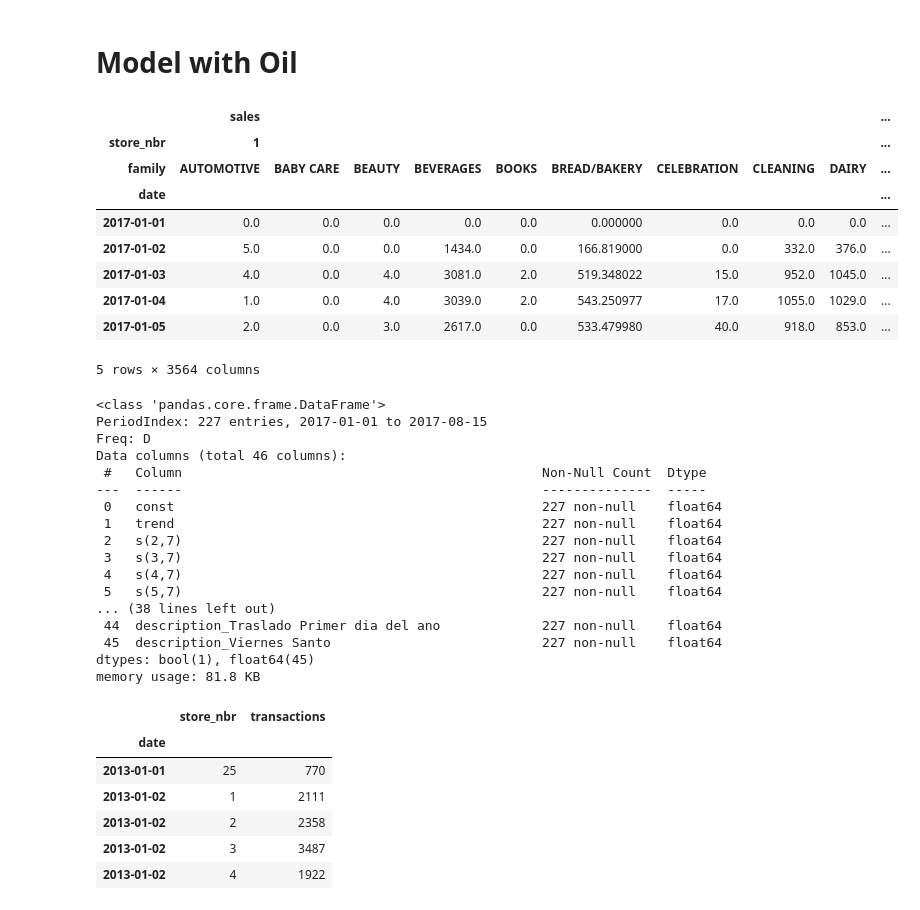
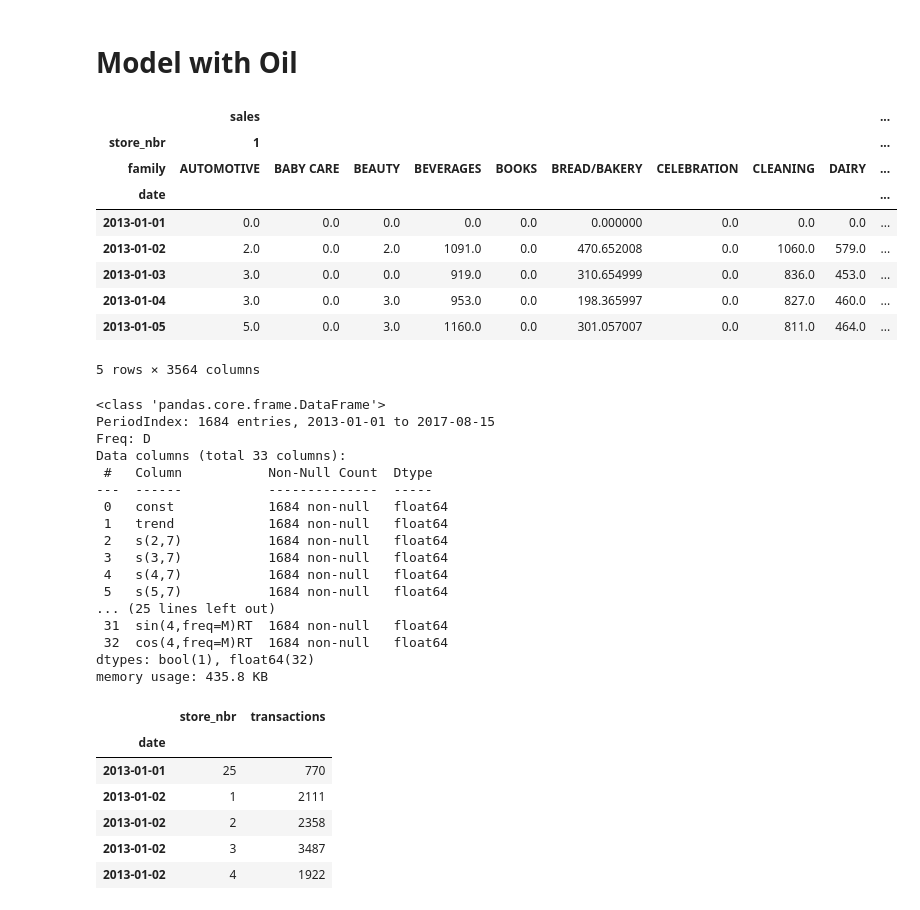
Before and after one commit to cristianBMJ/ClassificationStar, a Jupyter notebook: time-series-store-sales.ipynb, the cells around one changed output. Saved outputs shown, nothing was run; the diff lists cells and outputs as text; code cells hidden in the pictures.

```diff
--- a/time-series-store-sales.ipynb
+++ b/time-series-store-sales.ipynb
@@ -277,7 +280,10 @@ plt.show()
 # %% [markdown]
 # **Model with Oil** #
 # %%
-y = store_sales.unstack(['store_nbr', 'family']).loc["2017"]
+#y = store_sales.unstack(['store_nbr', 'family']).loc["2017"]
+
+y = store_sales.unstack(['store_nbr', 'family'])
+
 
 display(y.head())
 
@@ -293,37 +299,37 @@ dp = DeterministicProcess(
     additional_terms=[fourier],
     drop=True,
 )
 
 
 
 
 X = dp.in_sample()
 X['NewYear'] = (X.index.dayofyear == 1)
 X_holidays = pd.get_dummies(holidays) # add columns on Holidays, more featured, way matricial
 
 
 #X = X.join( oil.rename('Oil') , on='date').fillna(method = 'bfill')
 
 fourier = CalendarFourier(freq='M', order=4)
 dpOil = DeterministicProcess(
     index=oil.index,
     constant=True,
     order=1,
     seasonal=True,
     additional_terms=[fourier],
     drop=True,
 )
 
 Xoil = dpOil.in_sample()
 # %% [output]
 |  | sales |  |  |  |  |  |  |  |  | ... |
 | store_nbr | 1 |  |  |  |  |  |  |  |  | ... |
 | family | AUTOMOTIVE | BABY CARE | BEAUTY | BEVERAGES | BOOKS | BREAD/BAKERY | CELEBRATION | CLEANING | DAIRY | ... |
 | date |  |  |  |  |  |  |  |  |  | ... |
-| 2017-01-01 | 0.0 | 0.0 | 0.0 | 0.0 | 0.0 | 0.000000 | 0.0 | 0.0 | 0.0 | ... |
-| 2017-01-02 | 5.0 | 0.0 | 0.0 | 1434.0 | 0.0 | 166.819000 | 0.0 | 332.0 | 376.0 | ... |
-| 2017-01-03 | 4.0 | 0.0 | 4.0 | 3081.0 | 2.0 | 519.348022 | 15.0 | 952.0 | 1045.0 | ... |
-| 2017-01-04 | 1.0 | 0.0 | 4.0 | 3039.0 | 2.0 | 543.250977 | 17.0 | 1055.0 | 1029.0 | ... |
-| 2017-01-05 | 2.0 | 0.0 | 3.0 | 2617.0 | 0.0 | 533.479980 | 40.0 | 918.0 | 853.0 | ... |
+| 2013-01-01 | 0.0 | 0.0 | 0.0 | 0.0 | 0.0 | 0.000000 | 0.0 | 0.0 | 0.0 | ... |
+| 2013-01-02 | 2.0 | 0.0 | 2.0 | 1091.0 | 0.0 | 470.652008 | 0.0 | 1060.0 | 579.0 | ... |
+| 2013-01-03 | 3.0 | 0.0 | 0.0 | 919.0 | 0.0 | 310.654999 | 0.0 | 836.0 | 453.0 | ... |
+| 2013-01-04 | 3.0 | 0.0 | 3.0 | 953.0 | 0.0 | 198.365997 | 0.0 | 827.0 | 460.0 | ... |
+| 2013-01-05 | 5.0 | 0.0 | 3.0 | 1160.0 | 0.0 | 301.057007 | 0.0 | 811.0 | 464.0 | ... |
 5 rows × 3564 columns
 # %%
@@ -331,25 +337,25 @@ X1 = X.join( Xoil , on='date', rsuffix='RT').fillna(method = 'bfill')
 # %%
-X2 = X1.join(X_holidays, on='date').fillna(0.0)
-
-X2.info()
+#X2 = X1.join(X_holidays, on='date').fillna(0.0)
+X2 =X1.copy()
+X1.info()
 # %% [output]
 <class 'pandas.core.frame.DataFrame'>
-PeriodIndex: 227 entries, 2017-01-01 to 2017-08-15
+PeriodIndex: 1684 entries, 2013-01-01 to 2017-08-15
 Freq: D
-Data columns (total 46 columns):
- #   Column                                              Non-Null Count  Dtype
----  ------                                              --------------  -----
- 0   const                                               227 non-null    float64
- 1   trend                                               227 non-null    float64
- 2   s(2,7)                                              227 non-null    float64
- 3   s(3,7)                                              227 non-null    float64
- 4   s(4,7)                                              227 non-null    float64
- 5   s(5,7)                                              227 non-null    float64
-... (38 lines left out)
- 44  description_Traslado Primer dia del ano             227 non-null    float64
- 45  description_Viernes Santo                           227 non-null    float64
-dtypes: bool(1), float64(45)
-memory usage: 81.8 KB
+Data columns (total 33 columns):
+ #   Column           Non-Null Count  Dtype
+---  ------           --------------  -----
+ 0   const            1684 non-null   float64
+ 1   trend            1684 non-null   float64
+ 2   s(2,7)           1684 non-null   float64
+ 3   s(3,7)           1684 non-null   float64
+ 4   s(4,7)           1684 non-null   float64
+ 5   s(5,7)           1684 non-null   float64
+... (25 lines left out)
+ 31  sin(4,freq=M)RT  1684 non-null   float64
+ 32  cos(4,freq=M)RT  1684 non-null   float64
+dtypes: bool(1), float64(32)
+memory usage: 435.8 KB
 # %%
 transactions.head()
 # %% [output]
```
Also changed, not shown: parts of 21 cells of this notebook.
